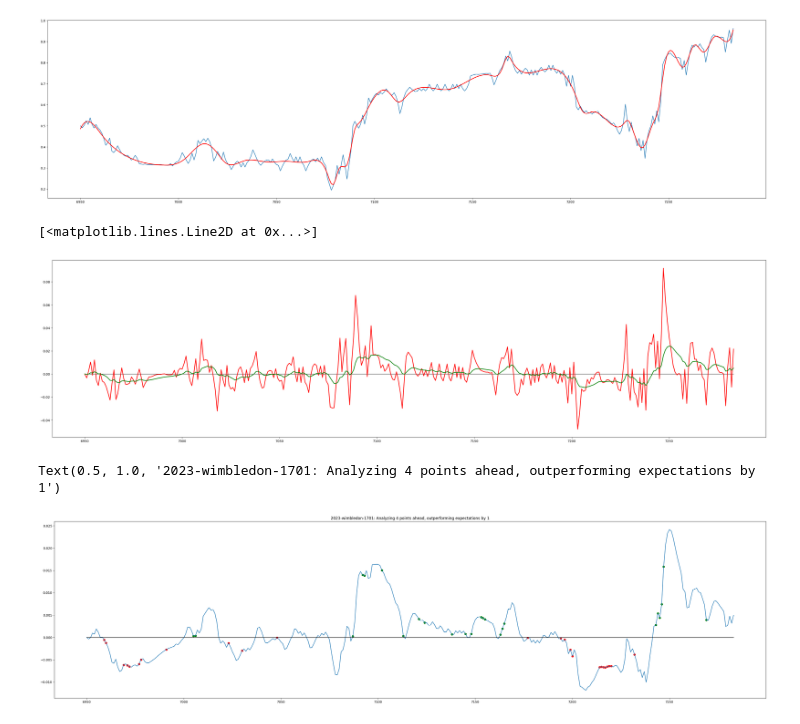
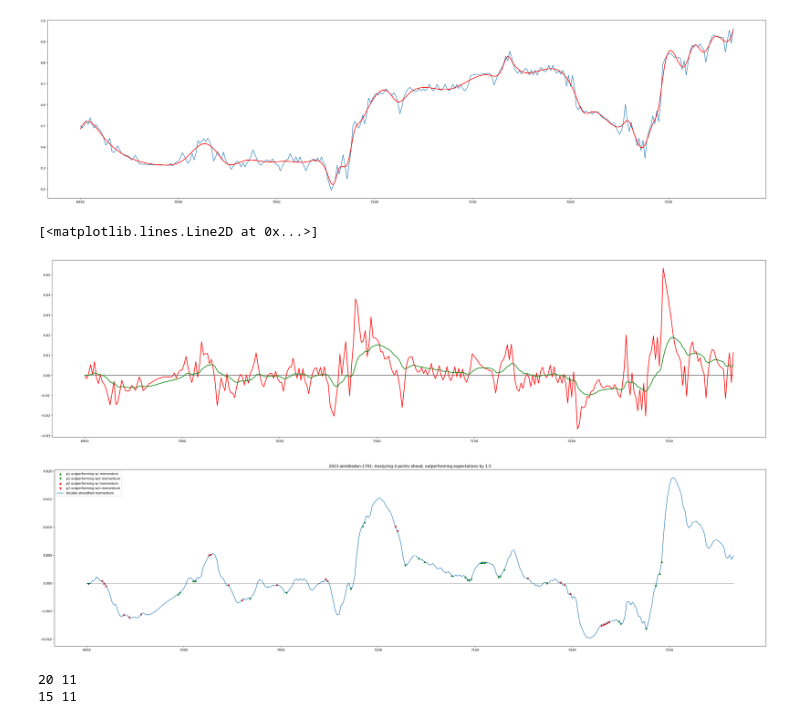
Before and after one commit to thearyanmittal/wimbledon-momentum, a Jupyter notebook: stats.ipynb, the cells around one changed output. Saved outputs shown, nothing was run; the diff lists cells and outputs as text; code cells hidden in the pictures.

```diff
--- a/stats.ipynb
+++ b/stats.ipynb
@@ -4,6 +4,8 @@ import matplotlib.pyplot as plt
 from scipy.interpolate import UnivariateSpline
 from win_prob import *
 import numpy as np
+import seaborn as sns
+sns.set_theme(context='paper', style='darkgrid', palette='bright')
 # %%
 df = pd.read_csv("Wimbledon_featured_matches.csv")
 
@@ -19,7 +21,7 @@ df["aheadness"] = list(map(lambda x,y,z,a: met.find_metric(x, y, z, a), sets, ga
 # %%
 test_match_id = '2023-wimbledon-1701'
 test_match = df[df['match_id'] == test_match_id]
-alpha = 0.4 # smoothing factor
+alpha = 0.2 # smoothing factor
 df['simple_exp_smoothed_aheadness'] = 0.0
 for i in range(len(df)):
     if df.loc[i, 'point_no'] == 1:
@@ -114,7 +115,6 @@ for i in range(len(df)):
         df.loc[i, 'simple_exp_smoothed_aheadness_dev'] = 0
     else:
         df.loc[i, 'simple_exp_smoothed_aheadness_dev'] = df.loc[i, 'simple_exp_smoothed_aheadness'] - df.loc[i-1, 'simple_exp_smoothed_aheadness']
-
 test_match = df[df['match_id'] == test_match_id]
 plt.figure(figsize=(40,10))
 plt.plot(np.floor(test_match['p2_break_pt_missed']/2 + 0.01), 'black', lw=1,)
@@ -132,7 +132,7 @@ test_match = df[df['match_id'] == test_match_id]
 plt.plot(test_match['exp_smoothed_simple_exp_smoothed_aheadness_dev'], 'g', lw=2)
 # %% [output]
 [<matplotlib.lines.Line2D at 0x...>]
-[figure, old version]
+[figure, new version]
 # %%
 future_points_to_analyze = 4
 mom = []
@@ -202,29 +242,62 @@ for i in range(len(df)):
 # %%
+
 test_match = df[df['match_id'] == test_match_id]
 plt.figure(figsize=(40,10))
-p1_indices = []
-big_p1_delta = []
-p2_indices = []
-big_p2_delta = []
+# p1_indices = []
+# big_p1_delta = []
+# p2_indices = []
+# big_p2_delta = []
+p1_outperform_with_momentum = [[], []] # 0 -> indices, 1 -> momentum at index
+p1_outperform_without_momentum = [[], []]
+
+p2_outperform_with_momentum = [[], []] # 0 -> indices, 1 -> momentum at index
+p2_outperform_without_momentum = [[], []]
+
 first_element = 0
 for i in range(len(df)):
     if df.loc[i, "match_id"] == test_match_id and df.loc[i, "point_no"] == 1:
         first_element = i
         break
-outperform_val = 1
+outperform_val = 1.5
 for i in range(first_element, first_element + len(test_match)):
-    if test_match.loc[i, "exp_delta"] > outperform_val and test_match.loc[i, deriv_type] > 0:
-        p1_indices.append(i)
-        big_p1_delta.append(test_match.loc[i, deriv_type])
-    if test_match.loc[i, "exp_delta"] > outperform_val and test_match.loc[i, deriv_type] < 0:
-        p2_indices.append(i)
-        big_p2_delta.append(test_match.loc[i, deriv_type])
+    if p1_delta[i] > outperform_val and test_match.loc[i, deriv_type] > 0: # p1 outperforms with momentum
+        p1_outperform_with_momentum[0].append(i)
+        p1_outperform_with_momentum[1].append(test_match.loc[i, deriv_type])
 
-plt.scatter(p1_indices, big_p1_delta, c = 'green')
-plt.scatter(p2_indices, big_p2_delta, c = 'red')
-plt.plot(test_match[deriv_type])
+    if p1_delta[i] > outperform_val and test_match.loc[i, deriv_type] < 0: # p1 outperforms without momentum
+        p1_outperform_without_momentum[0].append(i)
+        p1_outperform_without_momentum[1].append(test_match.loc[i, deriv_type])
+
+    if p2_delta[i] > outperform_val and test_match.loc[i, deriv_type] < 0: # p2 outperforms with momentum
+        p2_outperform_with_momentum[0].append(i)
+        p2_outperform_with_momentum[1].append(test_match.loc[i, deriv_type])
+
+    if p2_delta[i] > outperform_val and test_match.loc[i, deriv_type] > 0: # p2 outperforms without momentum
+        p2_outperform_without_momentum[0].append(i)
+        p2_outperform_without_momentum[1].append(test_match.loc[i, deriv_type])
+
+    # if test_match.loc[i, "exp_delta"] > outperform_val and test_match.loc[i, deriv_type] > 0:
+    #     p1_indices.append(i)
+    #     big_p1_delta.append(test_match.loc[i, deriv_type])
+    # if test_match.loc[i, "exp_delta"] > outperform_val and test_match.loc[i, deriv_type] < 0:
+    #     p2_indices.append(i)
+    #     big_p2_delta.append(test_match.loc[i, deriv_type])
+
+
+plt.scatter(p1_outperform_with_momentum[0], p1_outperform_with_momentum[1], c = 'green', marker="^", label = "p1 outperforming w/ momentum")
+plt.scatter(p1_outperform_without_momentum[0], p1_outperform_without_momentum[1], c = 'green', marker="v", label = "p1 outperforming w/o momentum")
+plt.scatter(p2_outperform_with_momentum[0], p2_outperform_with_momentum[1], c = 'red', marker="^", label = "p2 outperforming w/ momentum")
+plt.scatter(p2_outperform_without_momentum[0], p2_outperform_without_momentum[1], c = 'red', marker="v", label = "p2 outperforming w/o momentum")
+plt.plot(test_match[deriv_type], label="Double smoothed momentum")
+plt.legend(loc="upper left")
 plt.plot(np.floor(test_match['p2_break_pt_missed']/2 + 0.01), 'black', lw=1,)
 plt.title(test_match_id + ": Analyzing " + str(future_points_to_analyze) + " points ahead, outperforming expectations by " + str(outperform_val))
+plt.show()
 # %% [output]
-Text(0.5, 1.0, '2023-wimbledon-1701: Analyzing 4 points ahead, outperforming expectations by 1')
-[figure, old version]
+[figure, new version]
+# %%
+print(len(p1_outperform_with_momentum[0]), len(p1_outperform_without_momentum[0]))
+print(len(p2_outperform_with_momentum[0]), len(p1_outperform_without_momentum[0]))
+# %% [output]
+20 11
+15 11
```
Also changed, not shown: parts of 8 cells of this notebook, 9 other files.
